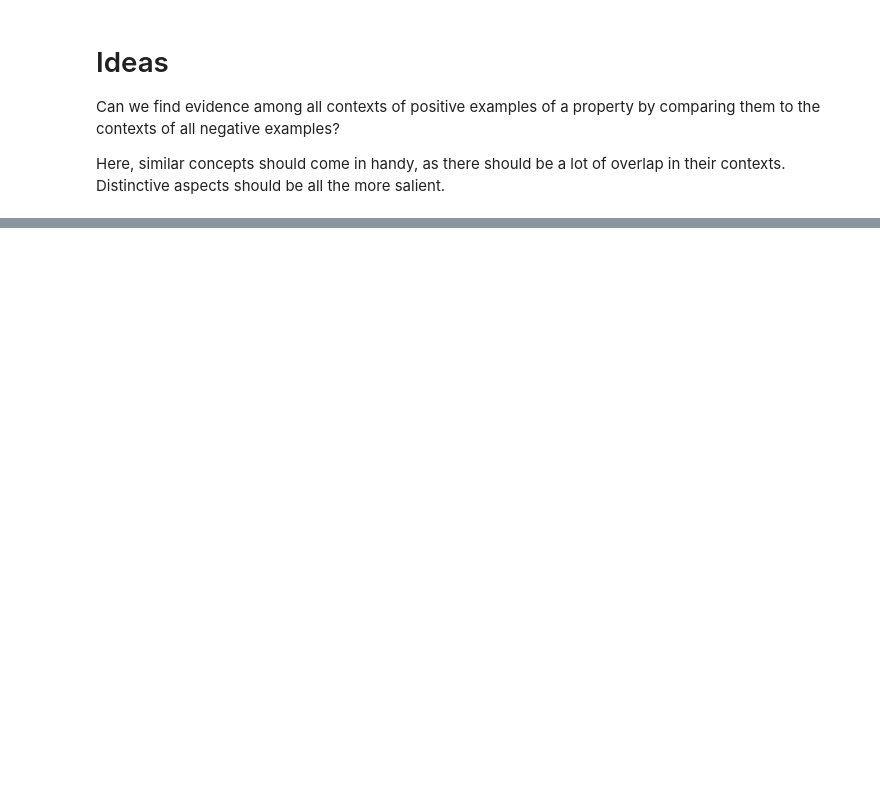
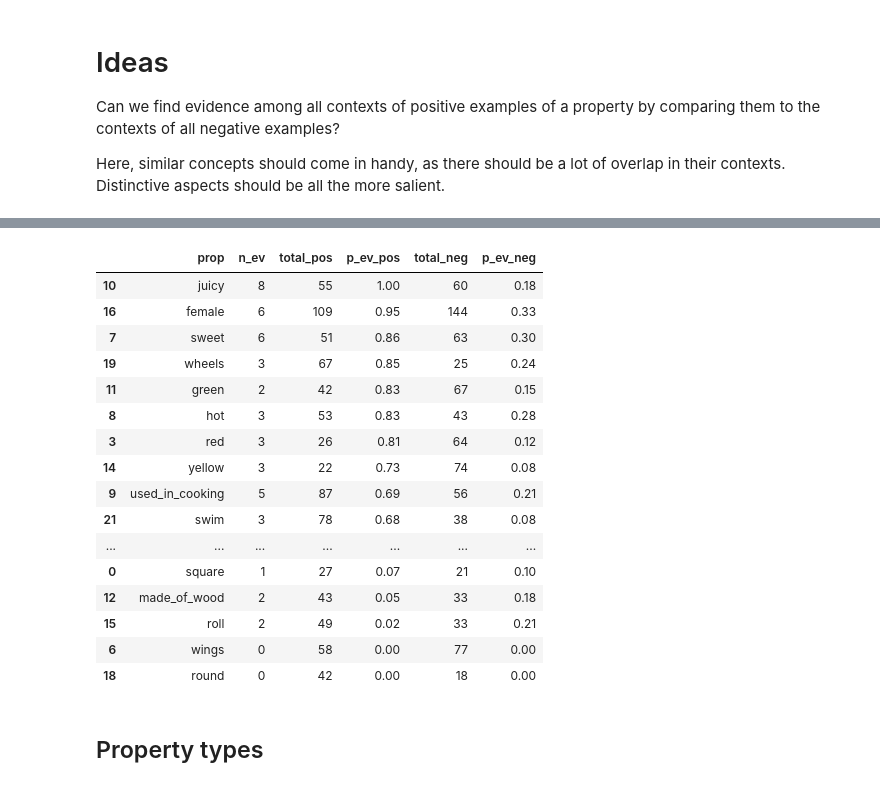
Before and after one commit to PiaSommerauer/corpus_diagnostics, a Jupyter notebook: scripts/Explore.ipynb, the cells around one changed output, grey strips where cells are left out. Saved outputs shown, nothing was run; the diff lists cells and outputs as text; code cells hidden in the pictures; blank space fills up the shorter version.

```diff
--- a/scripts/Explore.ipynb
+++ b/scripts/Explore.ipynb
@@ -175,0 +228,26 @@ print(start, end, end-start)
+# %%
+props = get_properties()
+model = 'giga_full'
+prop_table = get_prop_overview(props, model)
+df = pd.DataFrame(prop_table).sort_values('p_ev_pos', ascending=False)
+df
+# %% [output]
+|  | prop | n_ev | total_pos | p_ev_pos | total_neg | p_ev_neg |
+| 10 | juicy | 8 | 55 | 1.00 | 60 | 0.18 |
+| 16 | female | 6 | 109 | 0.95 | 144 | 0.33 |
+| 7 | sweet | 6 | 51 | 0.86 | 63 | 0.30 |
+| 19 | wheels | 3 | 67 | 0.85 | 25 | 0.24 |
+| 11 | green | 2 | 42 | 0.83 | 67 | 0.15 |
+| 8 | hot | 3 | 53 | 0.83 | 43 | 0.28 |
+| 3 | red | 3 | 26 | 0.81 | 64 | 0.12 |
+| 14 | yellow | 3 | 22 | 0.73 | 74 | 0.08 |
+| 9 | used_in_cooking | 5 | 87 | 0.69 | 56 | 0.21 |
+| 21 | swim | 3 | 78 | 0.68 | 38 | 0.08 |
+| ... | ... | ... | ... | ... | ... | ... |
+| 0 | square | 1 | 27 | 0.07 | 21 | 0.10 |
+| 12 | made_of_wood | 2 | 43 | 0.05 | 33 | 0.18 |
+| 15 | roll | 2 | 49 | 0.02 | 33 | 0.21 |
+| 6 | wings | 0 | 58 | 0.00 | 77 | 0.00 |
+| 18 | round | 0 | 42 | 0.00 | 18 | 0.00 |
+# %% [markdown]
+## Property types
```
Also changed, not shown: parts of 45 cells of this notebook, 4 other files.
